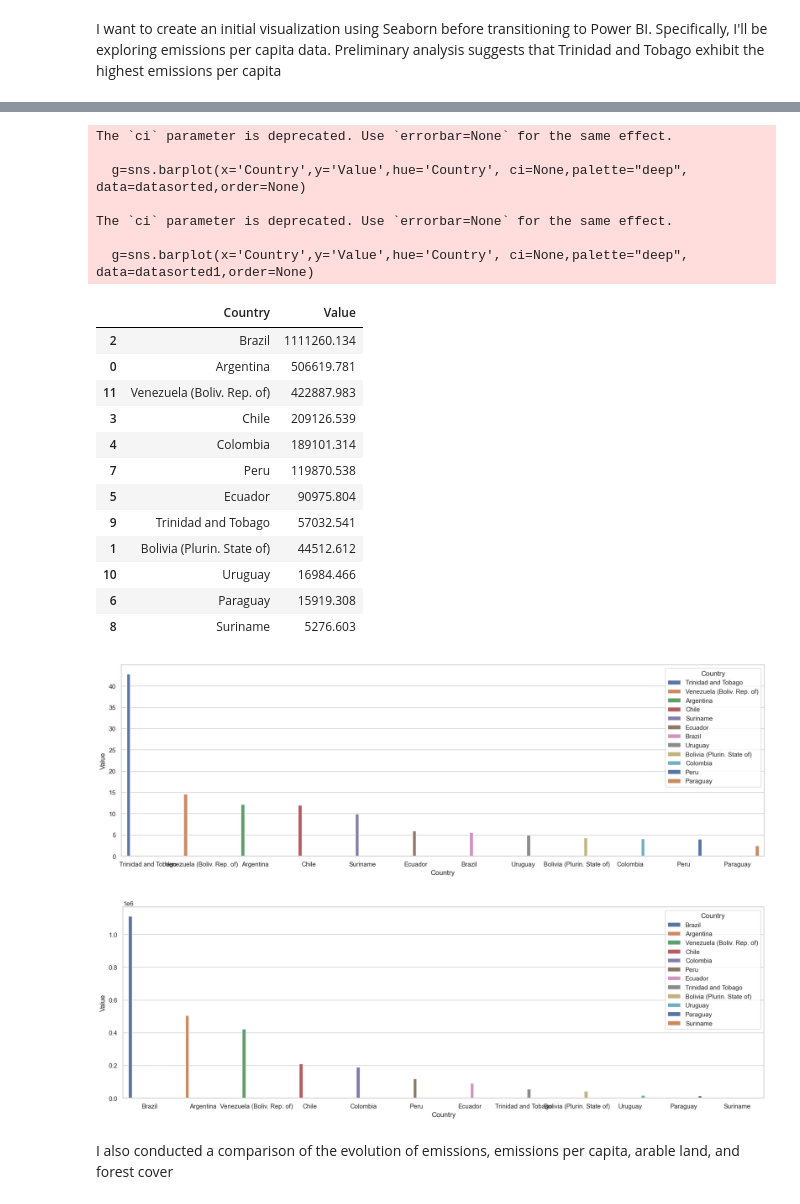
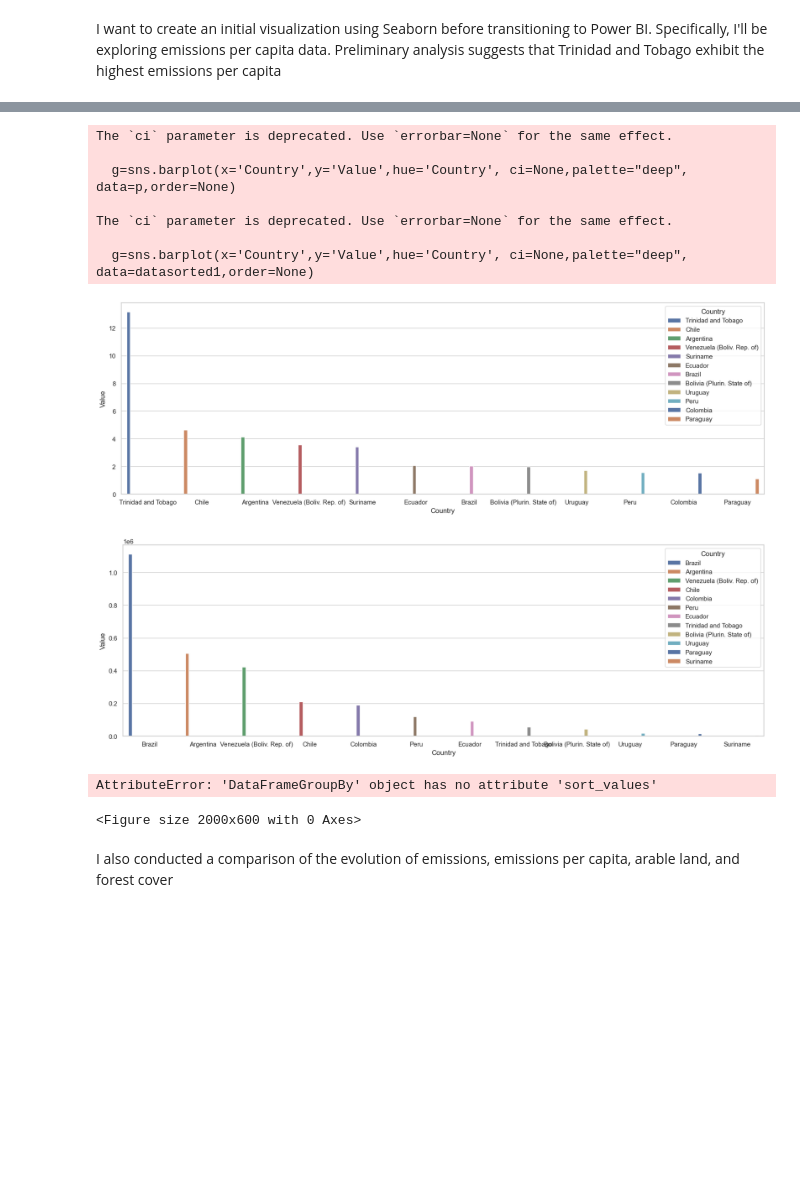
Before and after one commit to Mateoferrnandez/Projects, a Jupyter notebook: Landandemissions/datafiltering.ipynb, the cells around one changed output, grey strips where cells are left out. Saved outputs shown, nothing was run; the diff lists cells and outputs as text; code cells hidden in the pictures; blank space fills up the shorter version.

```diff
--- a/Landandemissions/datafiltering.ipynb
+++ b/Landandemissions/datafiltering.ipynb
@@ -178,10 +184,6 @@ conn.close()
 # %% [markdown]
 I want to create an initial visualization using Seaborn before transitioning to Power BI. Specifically, I'll be exploring emissions per capita data. Preliminary analysis suggests that Trinidad and Tobago exhibit the highest emissions per capita
 # %%
-
-data_sum=datae_a[['Country','Value']].groupby('Country').sum().reset_index()
-data_sum1=datae_b[['Country','Value']].groupby('Country').sum().reset_index()
-
 #This line of code performs several operations on the DataFrame datae_a:
 
 #datae_a[['Country','Value']]: This part selects only the columns 'Country' and 'Value' from the DataFrame datae_a.
@@ -194,3 +233,23 @@ data_sum1=datae_b[['Country','Value']].groupby('Country').sum().reset_index()
+# %%
+import seaborn as sns
+plt.figure(figsize=(20, 6))
+p=p.sort_values(by='Value',ascending=False)
+g=sns.barplot(x='Country',y='Value',hue='Country', ci=None,palette="deep", data=p,order=None)
+datasorted.head(12)
+plt.figure(figsize=(20, 6))
+datasorted1=data_sum1.sort_values(by='Value',ascending=False)
+g=sns.barplot(x='Country',y='Value',hue='Country', ci=None,palette="deep", data=datasorted1,order=None)
+#datasorted1.head(12)
+# %% [output]
+The `ci` parameter is deprecated. Use `errorbar=None` for the same effect.
+
+  g=sns.barplot(x='Country',y='Value',hue='Country', ci=None,palette="deep", data=p,order=None)
+
+The `ci` parameter is deprecated. Use `errorbar=None` for the same effect.
+
+  g=sns.barplot(x='Country',y='Value',hue='Country', ci=None,palette="deep", data=datasorted1,order=None)
+[figure, added]
+[figure, added]
 # %%
 import seaborn as sns
 plt.figure(figsize=(20, 6))
@@ -200,30 +259,10 @@ datasorted.head(12)
 plt.figure(figsize=(20, 6))
 datasorted1=data_sum1.sort_values(by='Value',ascending=False)
 g=sns.barplot(x='Country',y='Value',hue='Country', ci=None,palette="deep", data=datasorted1,order=None)
-datasorted1.head(12)
+#datasorted1.head(12)
 # %% [output]
-The `ci` parameter is deprecated. Use `errorbar=None` for the same effect.
-
-  g=sns.barplot(x='Country',y='Value',hue='Country', ci=None,palette="deep", data=datasorted,order=None)
-
-The `ci` parameter is deprecated. Use `errorbar=None` for the same effect.
-
-  g=sns.barplot(x='Country',y='Value',hue='Country', ci=None,palette="deep", data=datasorted1,order=None)
+AttributeError: 'DataFrameGroupBy' object has no attribute 'sort_values'
-|  | Country | Value |
-| 2 | Brazil | 1111260.134 |
-| 0 | Argentina | 506619.781 |
-| 11 | Venezuela (Boliv. Rep. of) | 422887.983 |
-| 3 | Chile | 209126.539 |
-| 4 | Colombia | 189101.314 |
-| 7 | Peru | 119870.538 |
-| 5 | Ecuador | 90975.804 |
-| 9 | Trinidad and Tobago | 57032.541 |
-| 1 | Bolivia (Plurin. State of) | 44512.612 |
-| 10 | Uruguay | 16984.466 |
-| 6 | Paraguay | 15919.308 |
-| 8 | Suriname | 5276.603 |
-[figure, removed]
-[figure, removed]
+<Figure size 2000x600 with 0 Axes>
 # %% [markdown]
 I also conducted a comparison of the evolution of emissions, emissions per capita, arable land, and forest cover
 # %%
```
Also changed, not shown: parts of 15 cells of this notebook, 2 other files.
